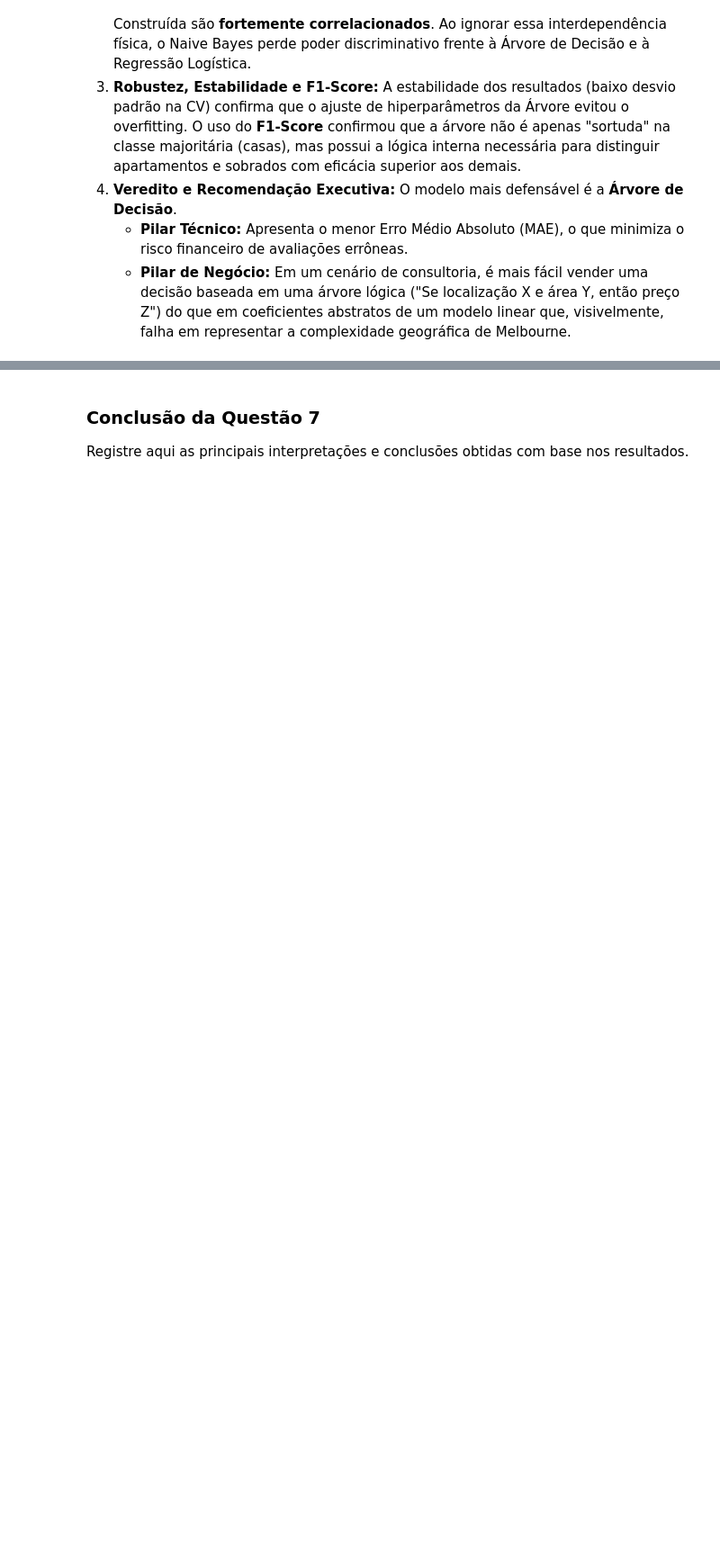
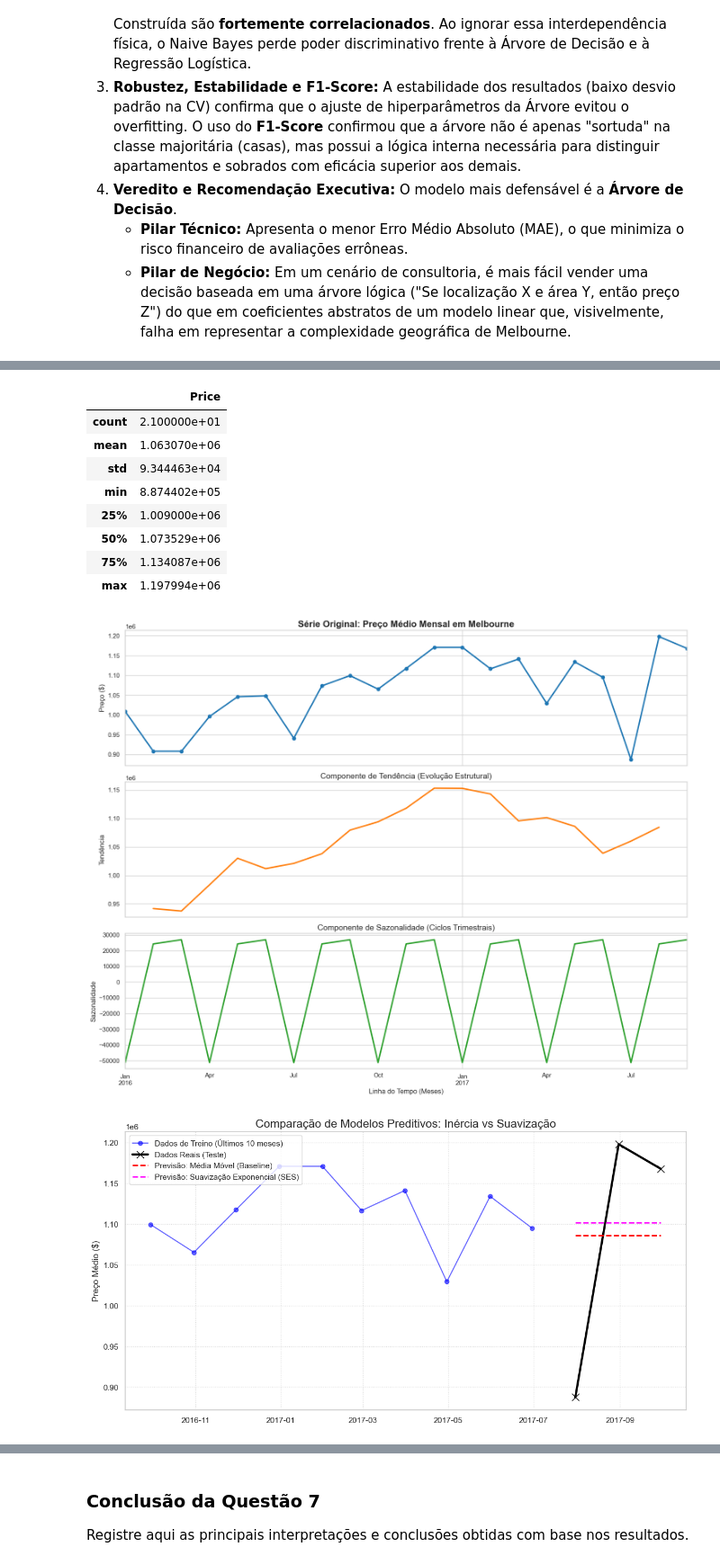
Before and after one commit to Kcodesufal/data-science-2026, a Jupyter notebook: lista 2/Lista_2_Kauê_respondida.ipynb, the cells around one changed output, grey strips where cells are left out. Shown at 90% size. Drawn from its saved outputs; the diff is of its cells as text; code cells hidden in the pictures; blank space fills up the shorter version.

```diff
--- a/lista 2/Lista_2_Kauê_respondida.ipynb
+++ b/lista 2/Lista_2_Kauê_respondida.ipynb
@@ -552,2 +558,68 @@ Implemente abaixo o código da questão.
 # %%
-# Código da Questão 6
+from statsmodels.tsa.seasonal import seasonal_decompose
+from statsmodels.tsa.holtwinters import SimpleExpSmoothing
+import matplotlib.pyplot as plt
+import pandas as pd
+from sklearn.metrics import mean_absolute_error
+
+print("=== ANÁLISE DE SÉRIES TEMPORAIS: MERCADO DE MELBOURNE ===")
+
+# 1. Agregação e Pré-processamento Temporal
+df_ts = df.copy()
+df_ts['Date'] = pd.to_datetime(df_ts['Date'], dayfirst=True)
+ts_price = df_ts.groupby(pd.Grouper(key='Date', freq='ME'))['Price'].mean()
+ts_price_filled = ts_price.ffill().bfill()
+
+print("\n1. Estatísticas Descritivas da Série de Preços Mensais:")
+display(ts_price_filled.describe().to_frame())
+
+# 2. Decomposição Estocástica (Sazonalidade e Tendência)
+# Ajustado period=3 para refletir ciclos trimestrais reais
+decomposition = seasonal_decompose(ts_price_filled, model='additive', period=3)
+
+fig, (ax1, ax2, ax3) = plt.subplots(3, 1, figsize=(15, 12), sharex=True)
+ts_price_filled.plot(ax=ax1, marker='o', color='#1f77b4', linewidth=2.5)
+ax1.set_title('Série Original: Preço Médio Mensal em Melbourne', fontsize=16, fontweight='bold')
+ax1.set_ylabel('Preço ($)')
+
+decomposition.trend.plot(ax=ax2, color='#ff7f0e', linewidth=2.5)
+ax2.set_title('Componente de Tendência (Evolução Estrutural)', fontsize=14)
+ax2.set_ylabel('Tendência')
+
+decomposition.seasonal.plot(ax=ax3, color='#2ca02c', linewidth=2.5)
+ax3.set_title('Componente de Sazonalidade (Ciclos Trimestrais)', fontsize=14)
+ax3.set_ylabel('Sazonalidade')
+
+plt.xlabel('Linha do Tempo (Meses)')
+plt.tight_layout()
+plt.show()
+
+# 3. Implementação de Previsão Comparativa
+train_size = len(ts_price_filled) - 3
+train, test = ts_price_filled[0:train_size], ts_price_filled[train_size:len(ts_price_filled)]
+
+# Modelo A: Média Móvel (Simples)
+mv_val = train.tail(3).mean()
+mv_forecast = pd.Series([mv_val] * 3, index=test.index)
+
+# Modelo B: Suavização Exponencial Simples (SES)
+ses_model = SimpleExpSmoothing(train, initialization_method="estimated").fit()
+ses_forecast = ses_model.forecast(3)
+
+# 4. Visualização Final da Previsão
+plt.figure(figsize=(14, 7))
+plt.plot(train.tail(10), label='Dados de Treino (Últimos 10 meses)', color='blue', marker='o', alpha=0.6)
+plt.plot(test, label='Dados Reais (Teste)', color='black', marker='x', markersize=10, linewidth=3)
+plt.plot(mv_forecast, label='Previsão: Média Móvel (Baseline)', linestyle='--', color='red', linewidth=2)
+plt.plot(ses_forecast, label='Previsão: Suavização Exponencial (SES)', linestyle='--', color='magenta', linewidth=2)
+
+plt.title('Comparação de Modelos Preditivos: Inércia vs Suavização', fontsize=16)
+plt.ylabel('Preço Médio ($)')
+plt.legend(loc='upper left')
+plt.grid(True, linestyle=':', alpha=0.7)
+plt.show()
+
+print("\n2. Avaliação de Performance (MAE):")
+print(f"   - MAE (Média Móvel): ${mean_absolute_error(test, mv_forecast):,.2f}")
+print(f"   - MAE (Suavização Exponencial): ${mean_absolute_error(test, ses_forecast):,.2f}")
+# %% [output]
@@ -553,0 +629,11 @@ Implemente abaixo o código da questão.
+|  | Price |
+| count | 2.100000e+01 |
+| mean | 1.063070e+06 |
+| std | 9.344463e+04 |
+| min | 8.874402e+05 |
+| 25% | 1.009000e+06 |
+| 50% | 1.073529e+06 |
+| 75% | 1.134087e+06 |
+| max | 1.197994e+06 |
+[figure, added]
+[figure, added]
```
Also changed, not shown: parts of 3 cells of this notebook.
